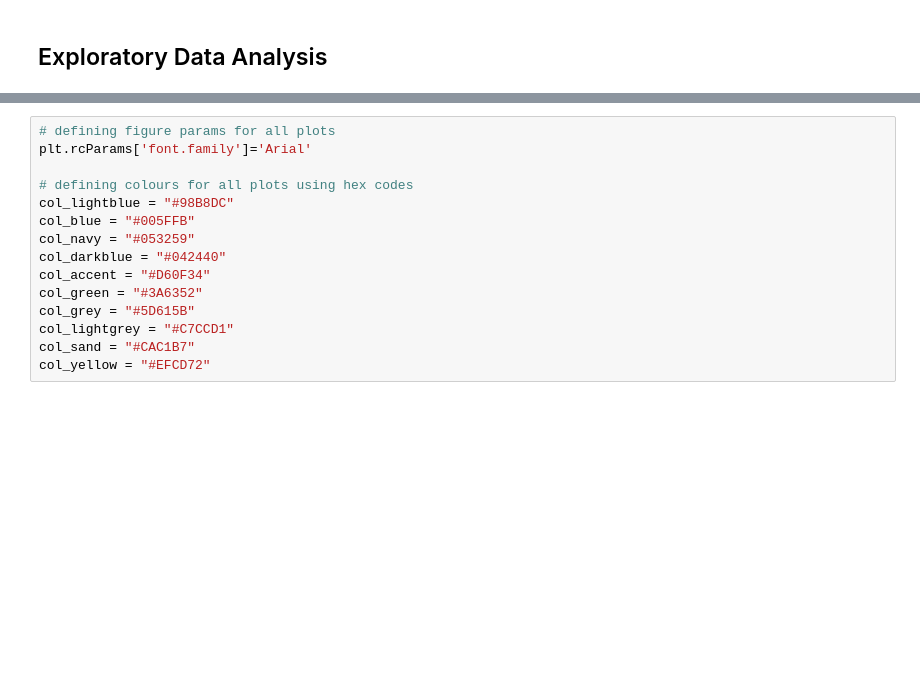
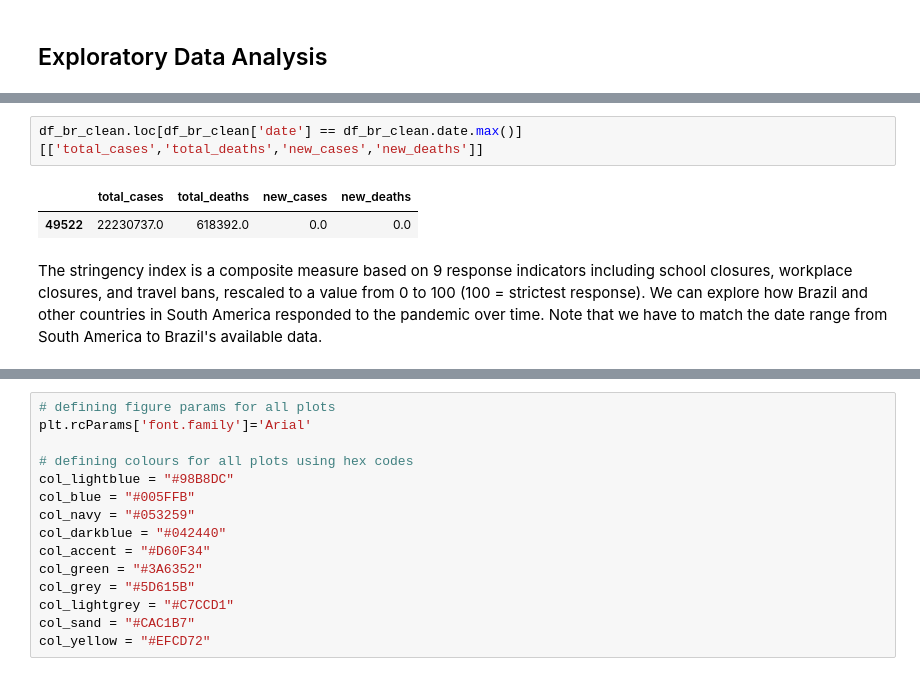
Before and after one commit to pedrohfm/dsnp, a Jupyter notebook: data-visualisation/covid-19-overview-in-brazil.ipynb, the cells around one changed output, grey strips where cells are left out. Drawn from its saved outputs; the diff is of its cells as text; blank space fills up the shorter version.

```diff
--- a/data-visualisation/covid-19-overview-in-brazil.ipynb
+++ b/data-visualisation/covid-19-overview-in-brazil.ipynb
@@ -400,0 +433,7 @@ dtype: float64
+# %%
+df_br_clean.loc[df_br_clean['date'] == df_br_clean.date.max()][['total_cases','total_deaths','new_cases','new_deaths']]
+# %% [output]
+|  | total_cases | total_deaths | new_cases | new_deaths |
+| 49522 | 22230737.0 | 618392.0 | 0.0 | 0.0 |
+# %% [markdown]
+The stringency index is a composite measure based on 9 response indicators including school closures, workplace closures, and travel bans, rescaled to a value from 0 to 100 (100 = strictest response). We can explore how Brazil and other countries in South America responded to the pandemic over time. Note that we have to match the date range from South America to Brazil's available data.
```
Also changed, not shown: parts of 21 cells of this notebook.
